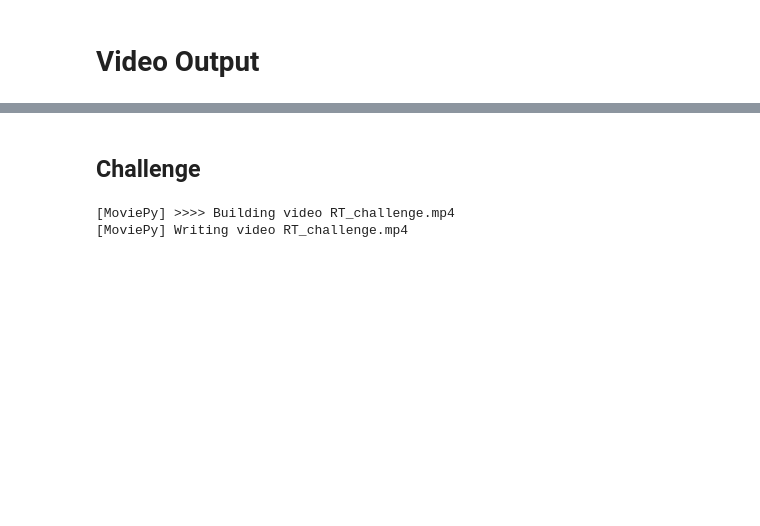
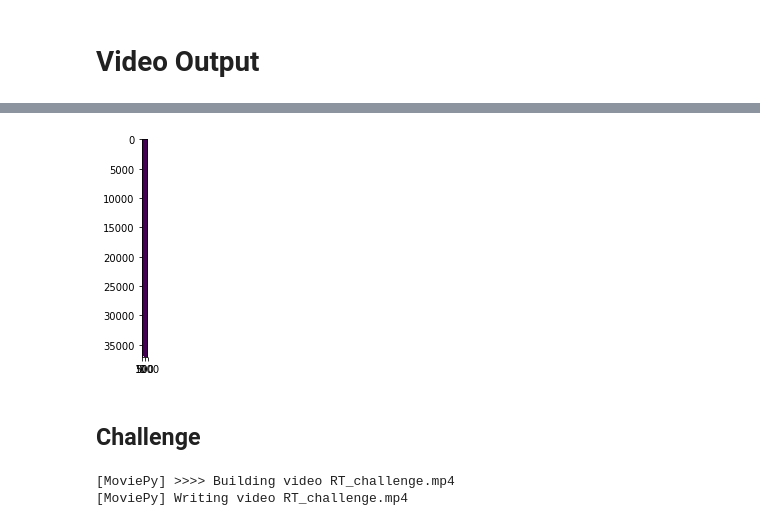
Before and after one commit to da7th/CarND-P1, a Jupyter notebook: Real-time attempt.ipynb, the cells around one changed output, grey strips where cells are left out. Drawn from its saved outputs; the diff is of its cells as text; code cells hidden in the pictures; blank space fills up the shorter version.

```diff
--- a/Real-time attempt.ipynb
+++ b/Real-time attempt.ipynb
@@ -558,6 +636,11 @@ HTML("""
 """.format(white_output))
 # %% [output]
 [interactive output not drawn]
+# %%
+plt.imshow(all_map)
+plt.imsave("map", cv2.resize(all_map, (300,5000)))
+# %% [output]
+[figure, added]
 # %% [markdown]
 ## Challenge
 # %%
```
Also changed, not shown: parts of 6 cells of this notebook.
